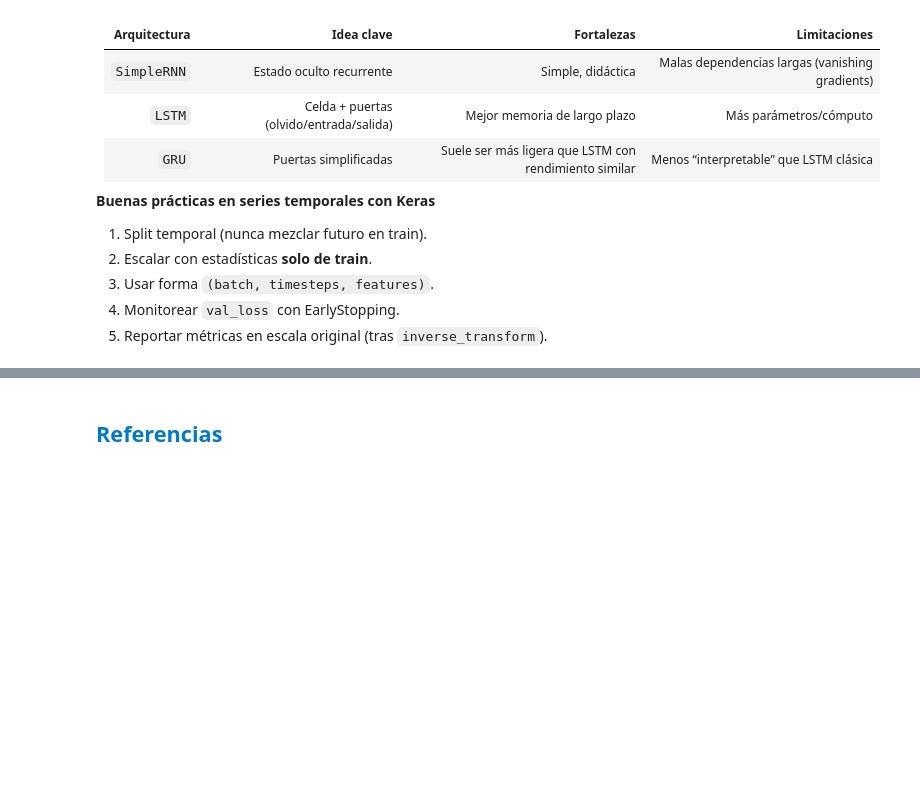
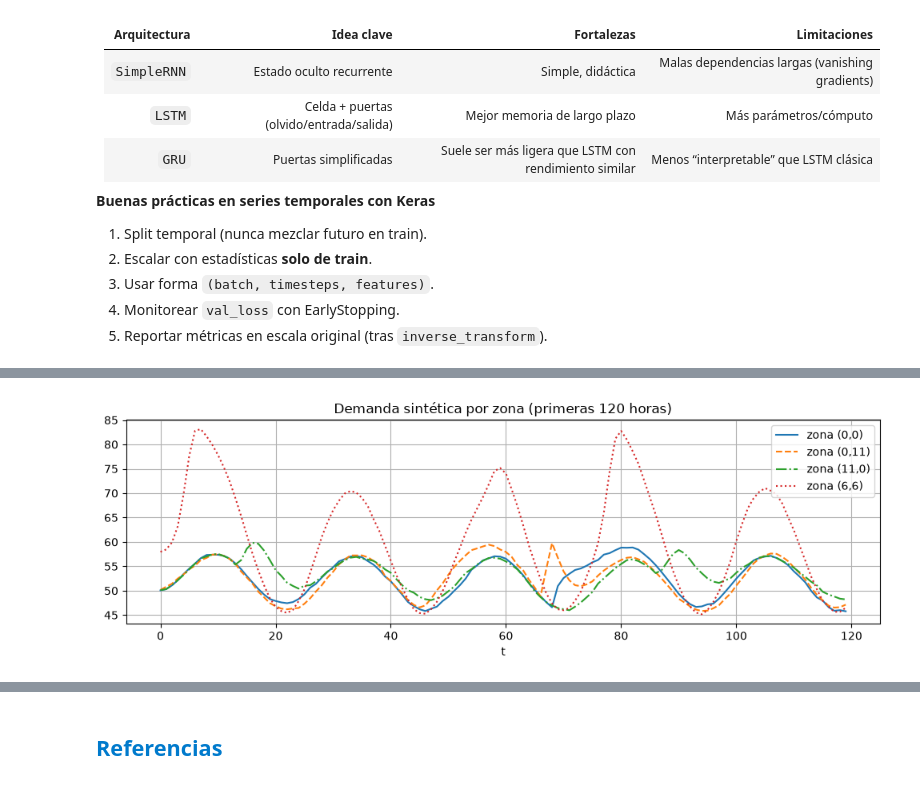
Before and after one commit to contreras-juan/Material-Ciencia-de-Datos, a Jupyter notebook: Deep_Learning/Cuadernos/07_RNN.ipynb, the cells around one changed output, grey strips where cells are left out. Cells and saved outputs as stored; diff of their text form; code cells hidden in the pictures; blank space fills up the shorter version.

```diff
--- a/Deep_Learning/Cuadernos/07_RNN.ipynb
+++ b/Deep_Learning/Cuadernos/07_RNN.ipynb
@@ -589,0 +887,82 @@ SimpleRNN     0.3528     649
+# %%
+def make_regional_demand(
+    n_steps=900,
+    height=12,
+    width=12,
+    seed=SEED,
+):
+    """Panel sintético con correlación espacial local fuerte (media estable).
+
+    Cada paso combina:
+    - promedio de vecinos (difusión / contagio espacial),
+    - estacionalidad suave en el espacio,
+    - un "pulso" de demanda que se desplaza por la grilla.
+    """
+    rng = np.random.default_rng(seed)
+    H, W = height, width
+    yy, xx = np.mgrid[0:H, 0:W].astype("float32")
+    spatial = np.sin(np.pi * xx / (W - 1)) * np.sin(np.pi * yy / (H - 1))
+    base = 50 + 8 * spatial
+
+    def neigh_avg(m):
+        p = np.pad(m, 1, mode="edge")
+        return (
+            p[0:-2, 1:-1] + p[2:, 1:-1] + p[1:-1, 0:-2] + p[1:-1, 2:]
+            + p[0:-2, 0:-2] + p[0:-2, 2:] + p[2:, 0:-2] + p[2:, 2:]
+        ) / 8.0
+
+    field = np.zeros((n_steps, H, W), dtype="float32")
+    field[0] = base + rng.normal(0, 0.2, size=(H, W)).astype("float32")
+
+    cy, cx = 3.0, 3.0
+    vy, vx = 0.45, 0.6
+    for k in range(1, n_steps):
+        local = 0.15 * field[k - 1] + 0.85 * neigh_avg(field[k - 1])
+        seasonal = 3.5 * np.sin(2 * np.pi * k / 24.0) * (0.4 + 0.6 * spatial)
+        cy = (cy + vy) % (H - 1)
+        cx = (cx + vx) % (W - 1)
+        blob = 9.0 * np.exp(-((yy - cy) ** 2 + (xx - cx) ** 2) / (2 * 1.0 ** 2))
+        noise = rng.normal(0, 0.15, size=(H, W)).astype("float32")
+        # ancla a la base espacial para evitar drift de la media
+        field[k] = 0.12 * base + 0.88 * local + seasonal + blob + noise
+
+    return field  # (T, H, W)
+
+
+def make_grid_windows(field, look_back):
+    """X: (N, look_back, H, W, 1), y: (N, H, W, 1)."""
+    field = np.asarray(field, dtype="float32")
+    X, y = [], []
+    for i in range(look_back, len(field)):
+        X.append(field[i - look_back:i])
+        y.append(field[i])
+    X = np.asarray(X)[..., np.newaxis]
+    y = np.asarray(y)[..., np.newaxis]
+    return X, y
+
+
+field = make_regional_demand()
+look_back_g = 12
+split = int(len(field) * 0.75)
+train_field, test_field = field[:split], field[split:]
+
+mu, sigma = train_field.mean(), train_field.std()
+sigma = sigma if sigma > 0 else 1.0
+train_n = (train_field - mu) / sigma
+test_n = (test_field - mu) / sigma
+
+X_tr_g, y_tr_g = make_grid_windows(train_n, look_back_g)
+X_te_g, y_te_g = make_grid_windows(test_n, look_back_g)
+print("Campo:", field.shape, "| ventanas train:", X_tr_g.shape, "| test:", X_te_g.shape)
+
+# Vista: evolución de 4 zonas (índices = (fila, columna) en la grilla)
+fig, ax = plt.subplots(figsize=(10, 3.5))
+for (i, j), style in [((0, 0), "-"), ((0, 11), "--"), ((11, 0), "-."), ((6, 6), ":")]:
+    ax.plot(field[:120, i, j], style, label=f"zona ({i},{j})")
+ax.set_title("Demanda sintética por zona (primeras 120 horas)")
+ax.set_xlabel("t")
+ax.legend()
+ax.grid(True)
+plt.tight_layout()
+plt.show()
+# %% [output]
@@ -589,0 +970 @@ SimpleRNN     0.3528     649
+[figure, added]
```
Also changed, not shown: parts of 25 cells of this notebook, 5 other files.
